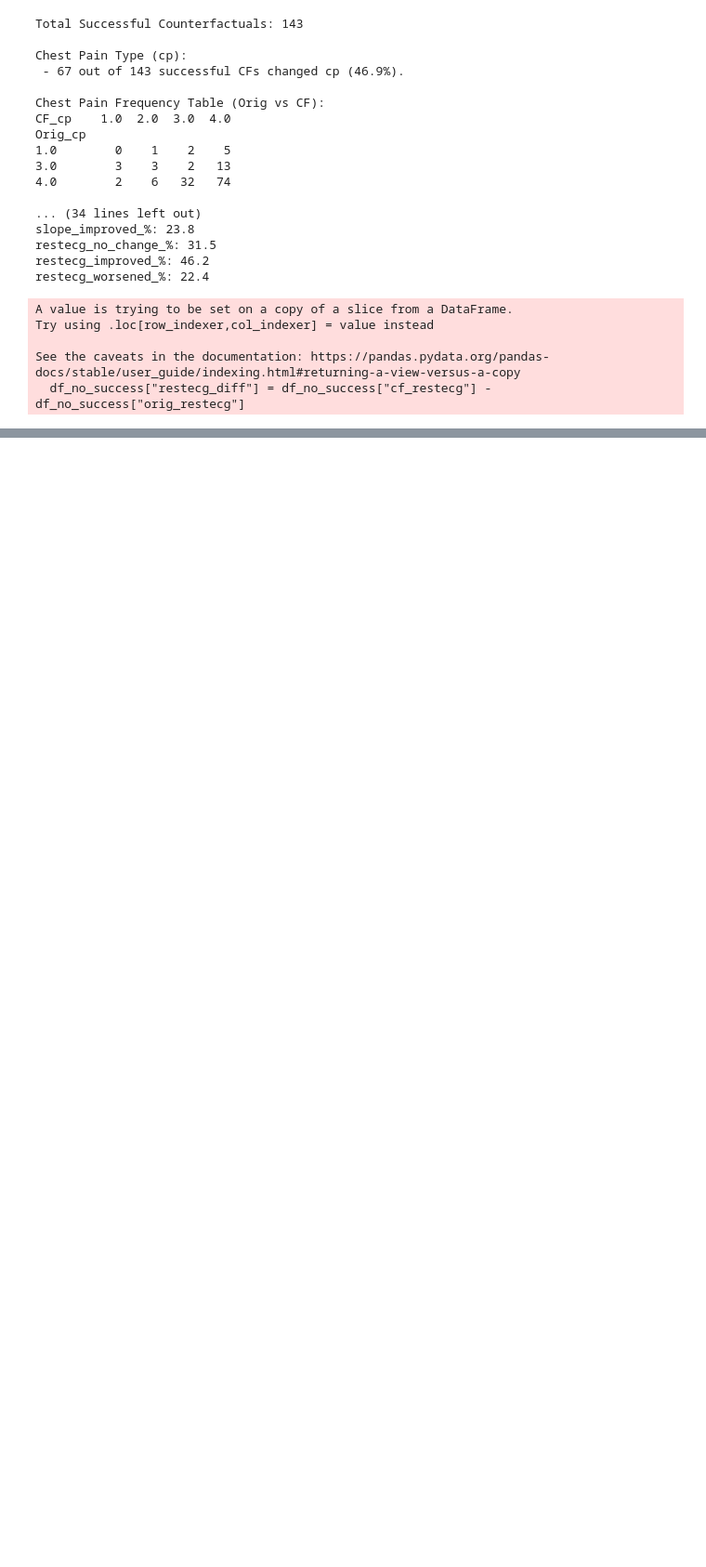
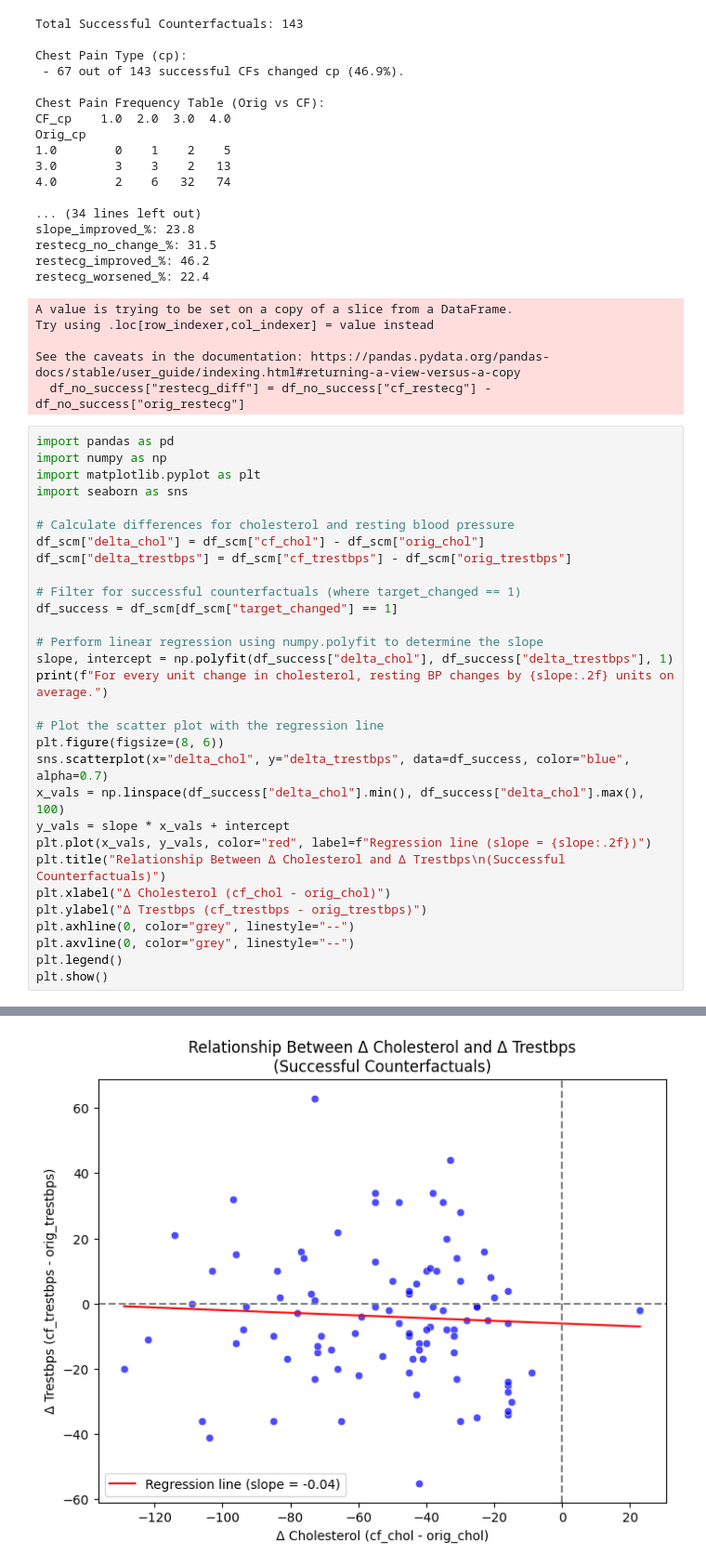
Before and after one commit to PMK1991/cvd_counterfactual_pipeline, a Jupyter notebook: nb_cvd_exp_eda_results.ipynb, the cells around one changed output, grey strips where cells are left out. Shown at 93% size. Saved outputs shown, nothing was run; the diff lists cells and outputs as text; blank space fills up the shorter version.

```diff
--- a/nb_cvd_exp_eda_results.ipynb
+++ b/nb_cvd_exp_eda_results.ipynb
@@ -431,3 +415,34 @@ Try using .loc[row_indexer,col_indexer] = value instead
 
 See the caveats in the documentation: https://pandas.pydata.org/pandas-docs/stable/user_guide/indexing.html#returning-a-view-versus-a-copy
   df_no_success["restecg_diff"] = df_no_success["cf_restecg"] - df_no_success["orig_restecg"]
+# %%
+import pandas as pd
+import numpy as np
+import matplotlib.pyplot as plt
+import seaborn as sns
+
+# Calculate differences for cholesterol and resting blood pressure
+df_scm["delta_chol"] = df_scm["cf_chol"] - df_scm["orig_chol"]
+df_scm["delta_trestbps"] = df_scm["cf_trestbps"] - df_scm["orig_trestbps"]
+
+# Filter for successful counterfactuals (where target_changed == 1)
+df_success = df_scm[df_scm["target_changed"] == 1]
+
+# Perform linear regression using numpy.polyfit to determine the slope
+slope, intercept = np.polyfit(df_success["delta_chol"], df_success["delta_trestbps"], 1)
+print(f"For every unit change in cholesterol, resting BP changes by {slope:.2f} units on average.")
+
+# Plot the scatter plot with the regression line
+plt.figure(figsize=(8, 6))
+sns.scatterplot(x="delta_chol", y="delta_trestbps", data=df_success, color="blue", alpha=0.7)
+x_vals = np.linspace(df_success["delta_chol"].min(), df_success["delta_chol"].max(), 100)
+y_vals = slope * x_vals + intercept
+plt.plot(x_vals, y_vals, color="red", label=f"Regression line (slope = {slope:.2f})")
+plt.title("Relationship Between Δ Cholesterol and Δ Trestbps\n(Successful Counterfactuals)")
+plt.xlabel("Δ Cholesterol (cf_chol - orig_chol)")
+plt.ylabel("Δ Trestbps (cf_trestbps - orig_trestbps)")
+plt.axhline(0, color="grey", linestyle="--")
+plt.axvline(0, color="grey", linestyle="--")
+plt.legend()
+plt.show()
+# %% [output]
@@ -433,0 +450 @@ See the caveats in the documentation: https://pandas.pydata.org/pandas-docs/stab
+[figure, added]
```
Also changed, not shown: parts of 3 cells of this notebook, 6 other files.
